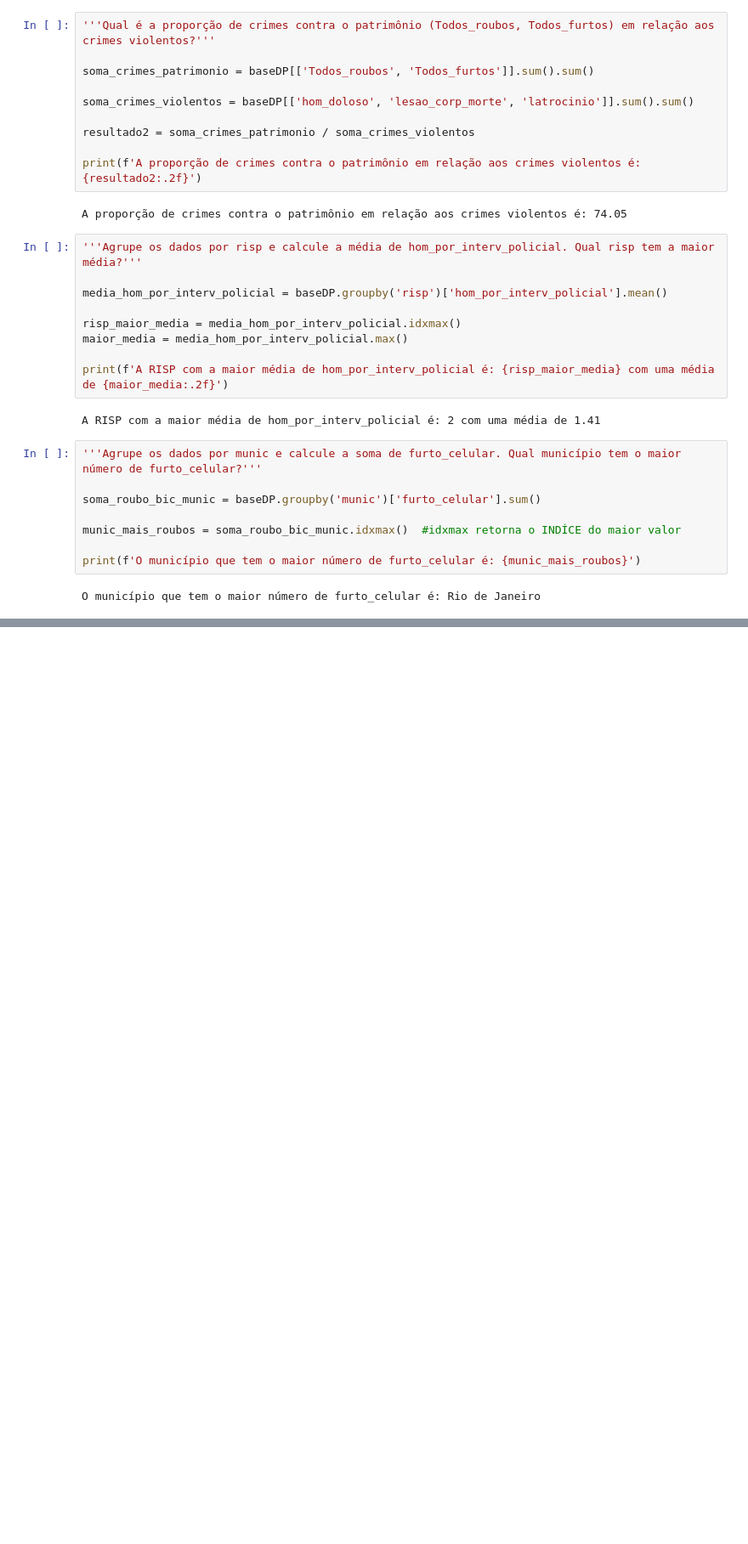
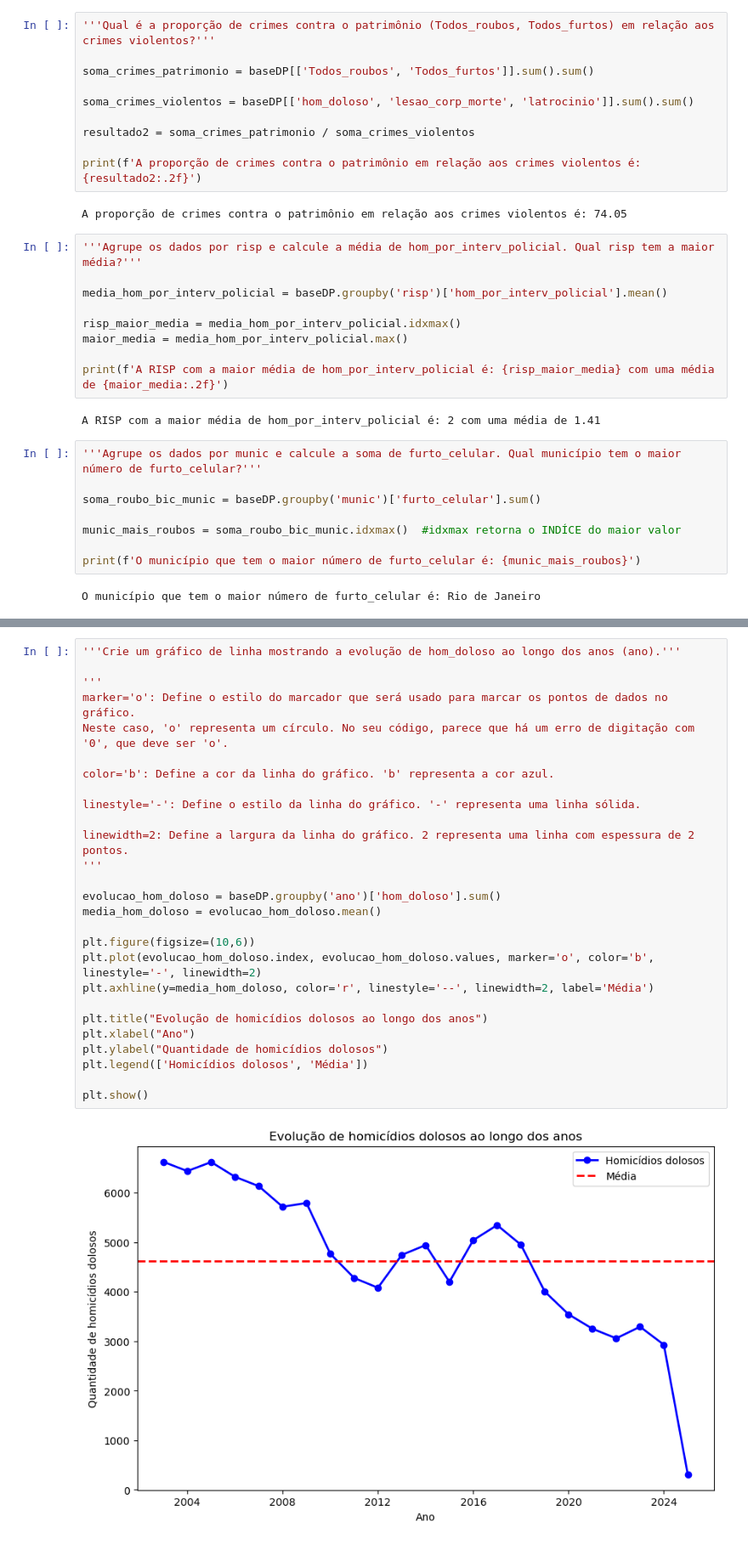
Before and after one commit to mt076/Projetos-, a Jupyter notebook: Projeto-Dash-PY-JS/Explo_Limp.ipynb, the cells around one changed output, grey strips where cells are left out. Shown: that part at 85% size. Saved outputs shown, nothing was run; the diff lists cells and outputs as text; blank space fills up the shorter version.

```diff
--- a/Projeto-Dash-PY-JS/Explo_Limp.ipynb
+++ b/Projeto-Dash-PY-JS/Explo_Limp.ipynb
@@ -268,0 +273,29 @@ A região com a maior taxa de roubos de celulares por habitante é: nan com uma
+# %%
+'''Crie um gráfico de linha mostrando a evolução de hom_doloso ao longo dos anos (ano).'''
+
+'''
+marker='o': Define o estilo do marcador que será usado para marcar os pontos de dados no gráfico.
+Neste caso, 'o' representa um círculo. No seu código, parece que há um erro de digitação com '0', que deve ser 'o'.
+
+color='b': Define a cor da linha do gráfico. 'b' representa a cor azul.
+
+linestyle='-': Define o estilo da linha do gráfico. '-' representa uma linha sólida.
+
+linewidth=2: Define a largura da linha do gráfico. 2 representa uma linha com espessura de 2 pontos.
+'''
+
+evolucao_hom_doloso = baseDP.groupby('ano')['hom_doloso'].sum()
+media_hom_doloso = evolucao_hom_doloso.mean()
+
+plt.figure(figsize=(10,6))
+plt.plot(evolucao_hom_doloso.index, evolucao_hom_doloso.values, marker='o', color='b', linestyle='-', linewidth=2)
+plt.axhline(y=media_hom_doloso, color='r', linestyle='--', linewidth=2, label='Média')
+
+plt.title("Evolução de homicídios dolosos ao longo dos anos")
+plt.xlabel("Ano")
+plt.ylabel("Quantidade de homicídios dolosos")
+plt.legend(['Homicídios dolosos', 'Média'])
+
+plt.show()
+# %% [output]
+[figure, added]
```
Also changed, not shown: parts of 39 cells of this notebook, 4 other files.
